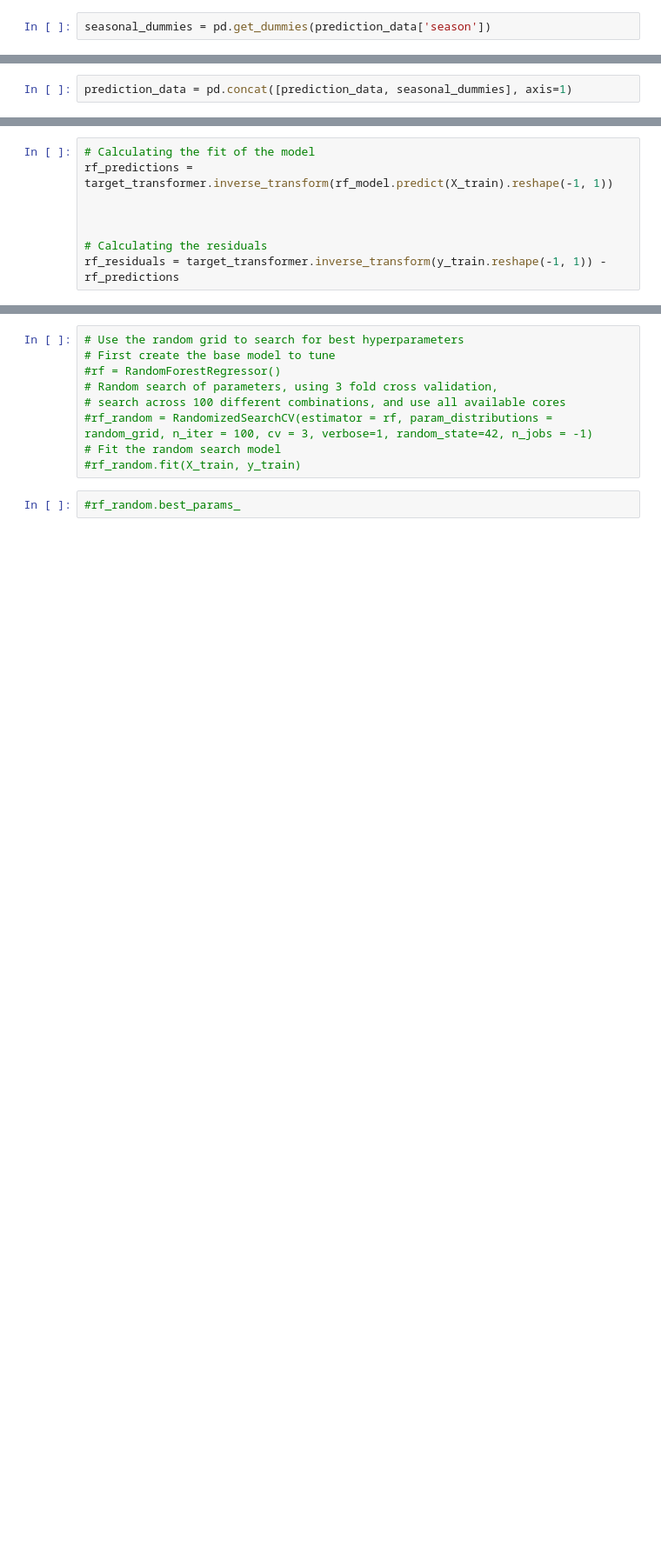
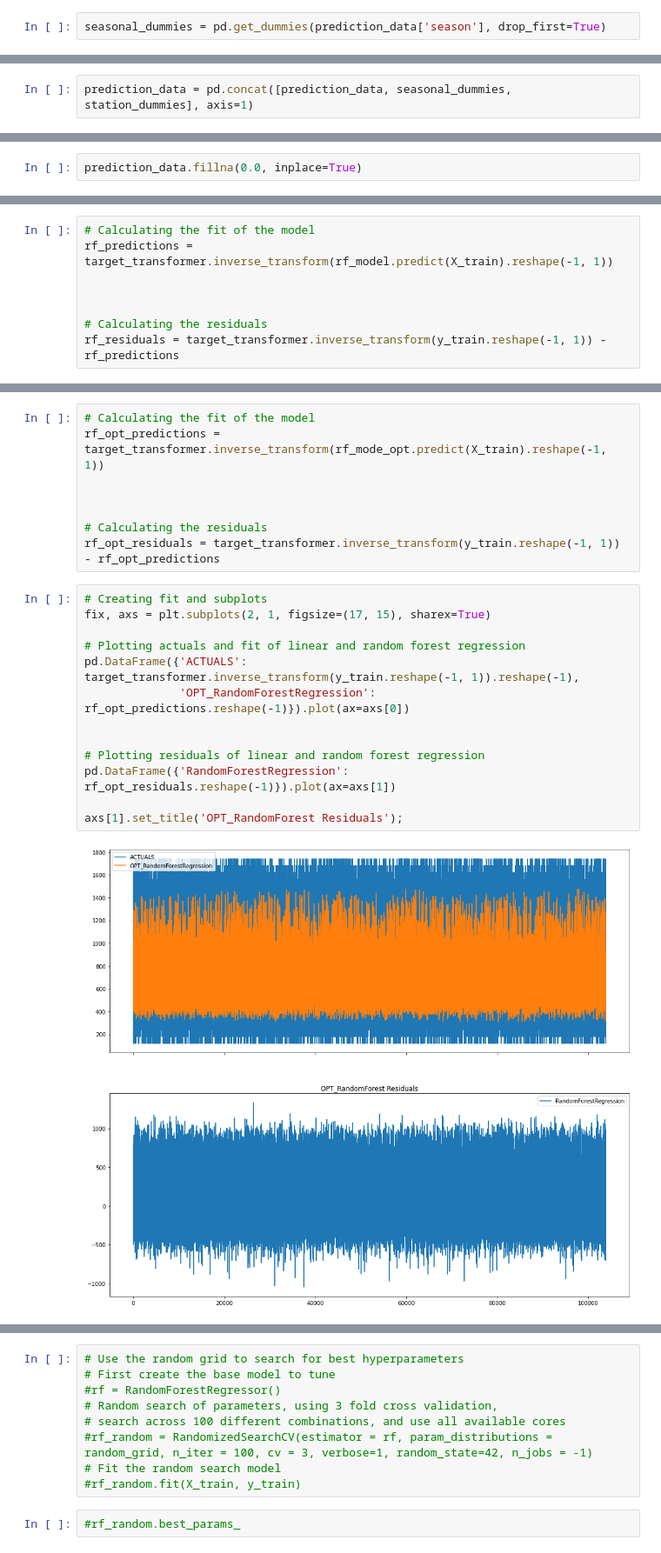
Before and after one commit to phipag/PDS_Project, a Jupyter notebook: notebooks/DurationPrediction.ipynb, the cells around one changed output, grey strips where cells are left out. Shown at 87% size. Cells and saved outputs as stored; diff of their text form; blank space fills up the shorter version.

Commit message:
first package prediction draft and folder structure

```diff
--- a/notebooks/DurationPrediction.ipynb
+++ b/notebooks/DurationPrediction.ipynb
@@ -93,7 +195,7 @@ prediction_data['DAY_OF_WEEK_COS'] = np.cos(prediction_data.DAY_OF_WEEK * (2. *
 # %%
-seasonal_dummies = pd.get_dummies(prediction_data['season'])
+seasonal_dummies = pd.get_dummies(prediction_data['season'], drop_first=True)
 # %%
 # Dropping individual time columns since their transformation will be used
 prediction_data.drop(columns=['WEEK_OF_YEAR', 'DAY_OF_WEEK', 'HOUR','start_time','season','start_position_name'], axis=1, inplace=True)
 # %%
-prediction_data = pd.concat([prediction_data, seasonal_dummies], axis=1)
+prediction_data = pd.concat([prediction_data, seasonal_dummies, station_dummies], axis=1)
@@ -100,3 +222,5 @@ prediction_data = pd.concat([prediction_data, seasonal_dummies], axis=1)
+# %%
+prediction_data.fillna(0.0, inplace=True)
 # %%
 X = prediction_data.drop(columns=['duration'])
 y = prediction_data['duration'].values.reshape(-1,1)
@@ -167,0 +316,23 @@ mean_absolute_error(target_transformer.inverse_transform(y_train.reshape(-1, 1))
+# %%
+# Calculating the fit of the model
+rf_opt_predictions = target_transformer.inverse_transform(rf_mode_opt.predict(X_train).reshape(-1, 1))
+
+
+
+# Calculating the residuals
+rf_opt_residuals = target_transformer.inverse_transform(y_train.reshape(-1, 1)) - rf_opt_predictions
+# %%
+# Creating fit and subplots
+fix, axs = plt.subplots(2, 1, figsize=(17, 15), sharex=True)
+
+# Plotting actuals and fit of linear and random forest regression
+pd.DataFrame({'ACTUALS': target_transformer.inverse_transform(y_train.reshape(-1, 1)).reshape(-1),
+              'OPT_RandomForestRegression': rf_opt_predictions.reshape(-1)}).plot(ax=axs[0])
+
+
+# Plotting residuals of linear and random forest regression
+pd.DataFrame({'RandomForestRegression': rf_opt_residuals.reshape(-1)}).plot(ax=axs[1])
+
+axs[1].set_title('OPT_RandomForest Residuals');
+# %% [output]
+[figure, added]
```
Also changed, not shown: parts of 33 cells of this notebook, 13 other files.
